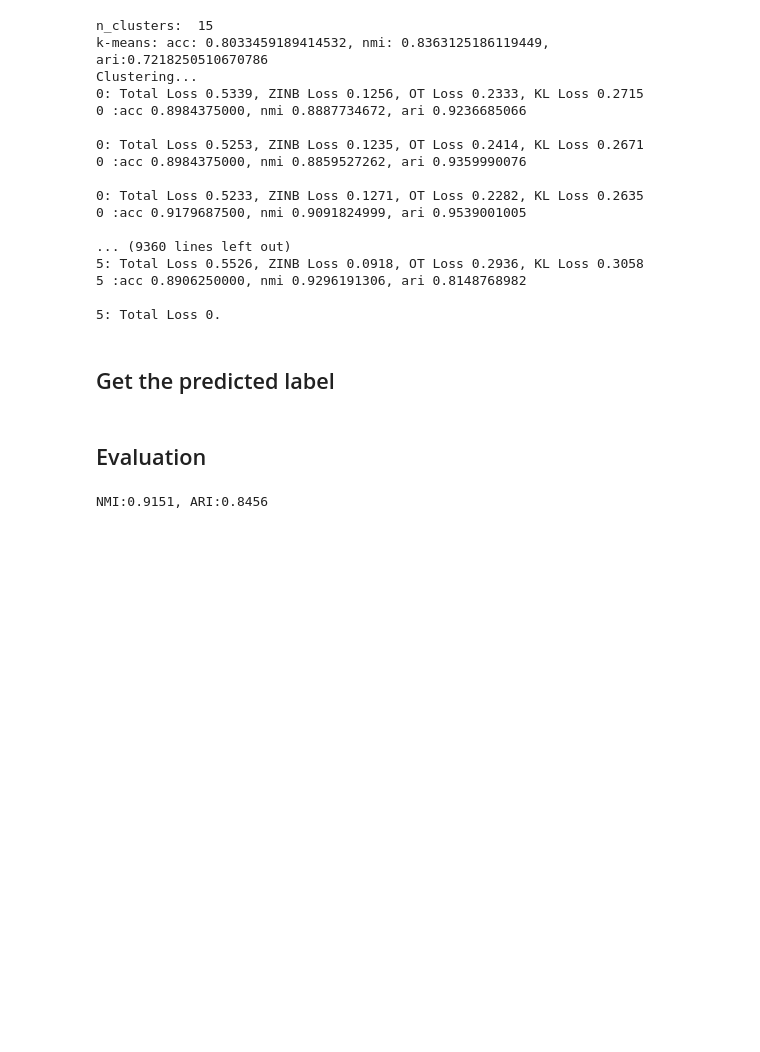
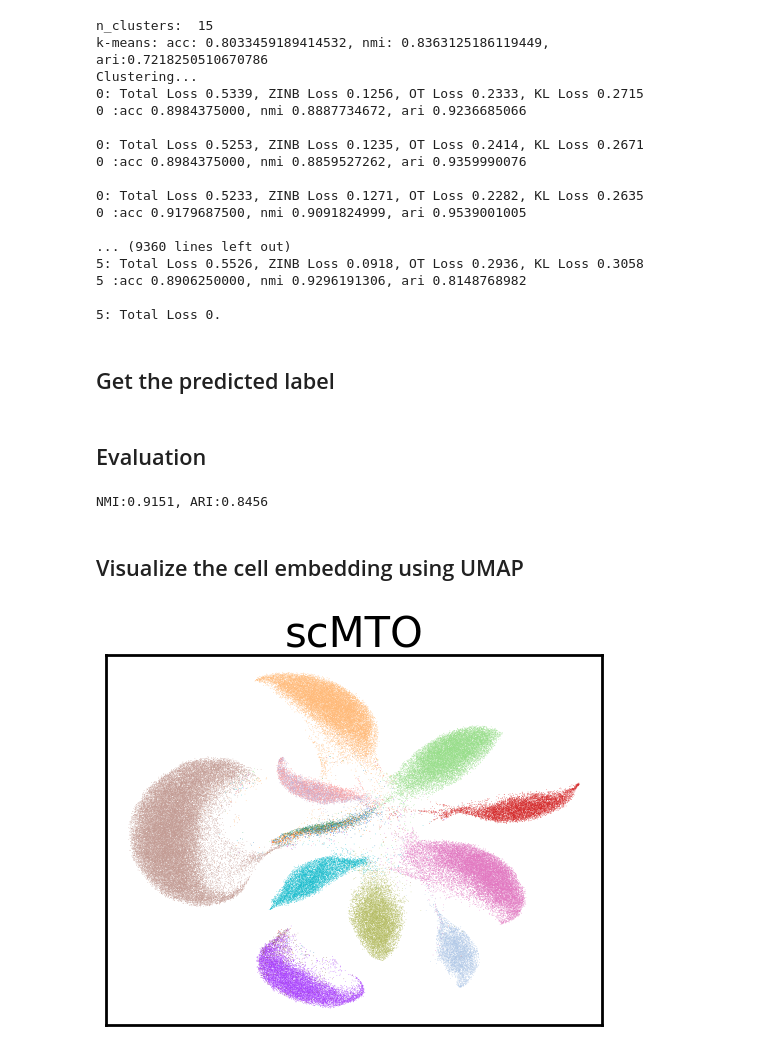
Before and after one commit to HKzda210/scMTO, a Jupyter notebook: tutorial/demo_scale.ipynb, the cells around one changed output. Drawn from its saved outputs; the diff is of its cells as text; code cells hidden in the pictures; blank space fills up the shorter version.

```diff
--- a/tutorial/demo_scale.ipynb
+++ b/tutorial/demo_scale.ipynb
@@ -77,11 +80,11 @@ Here, for the convenience of display, we directly load the preprocessed data.
 # np.save('data/MRCA_BC_label.npy', y)
 # np.save('data/MRCA_BC_size_factors.npy', adata.obs.size_factors)
 # %%
-count1 = np.load('data/MRCA_BC_count.npy')
-count2 = np.load('data/MRCA_BC_count2.npy')
-raw_data = np.load('data/MRCA_BC_raw.npy')
-size_factors = np.load('data/MRCA_BC_size_factors.npy')
-y = np.load('data/MRCA_BC_label.npy')
+count1 = np.load('/home/zhenhaoyang/scGRDEC/data/MRCA_BC_count.npy')
+count2 = np.load('/home/zhenhaoyang/scGRDEC/data/MRCA_BC_count2.npy')
+raw_data = np.load('/home/zhenhaoyang/scGRDEC/data/MRCA_BC_raw.npy')
+size_factors = np.load('/home/zhenhaoyang/scGRDEC/data/MRCA_BC_size_factors.npy')
+y = np.load('/home/zhenhaoyang/scGRDEC/data/MRCA_BC_label.npy')
 n_clusters = int(max(y) - min(y) + 1)
 n_raw_data = raw_data.shape[1]
 print(f'n_clusters: {n_clusters}')
@@ -99,9 +102,9 @@ n_clusters: 15
 # np.save('scale/H.npy', H.T)
 # %%
 import scipy
-W = torch.Tensor(np.load('scale/distWHL/W.npy')).to(device)
-H = torch.Tensor(np.load('scale/distWHL/H.npy')).to(device)
-L = scipy.sparse.load_npz('scale/distWHL/L.npz')
+W = torch.Tensor(np.load('/home/zhenhaoyang/scGRDEC/scale/distWHL/W.npy')).to(device)
+H = torch.Tensor(np.load('/home/zhenhaoyang/scGRDEC/scale/distWHL/H.npy')).to(device)
+L = scipy.sparse.load_npz('/home/zhenhaoyang/scGRDEC/scale/distWHL/L.npz')
 print('Topic model initialization')
 # %% [output]
 Topic model initialization
@@ -193,3 +182,24 @@ if y is not None:
     print(f'NMI:{nmi:.4f}, ARI:{ari:.4f}')
 # %% [output]
 NMI:0.9151, ARI:0.8456
+# %% [markdown]
+## Visualize the cell embedding using UMAP
+# %%
+import matplotlib.pyplot as plt
+
+fit_embeddings = fit_embeddings.cpu().detach().numpy()
+adata_ref = sc.read('data/MRCA_BC.h5ad')
+adata = sc.AnnData(fit_embeddings, obs=adata_ref.obs)
+sc.pp.neighbors(adata)
+sc.tl.umap(adata)
+sc.pl.umap(adata, color=['author_cell_type'], show=False, legend_loc=None, title=None)
+ax = plt.gca()
+ax.set_title('scMTO', fontsize=30)
+ax.set_xlabel('')
+ax.set_ylabel('')
+ax.spines['top'].set_linewidth(2)
+ax.spines['right'].set_linewidth(2)
+ax.spines['bottom'].set_linewidth(2)
+ax.spines['left'].set_linewidth(2)
+# %% [output]
+[figure, added]
```
Also changed, not shown: parts of 2 cells of this notebook.
